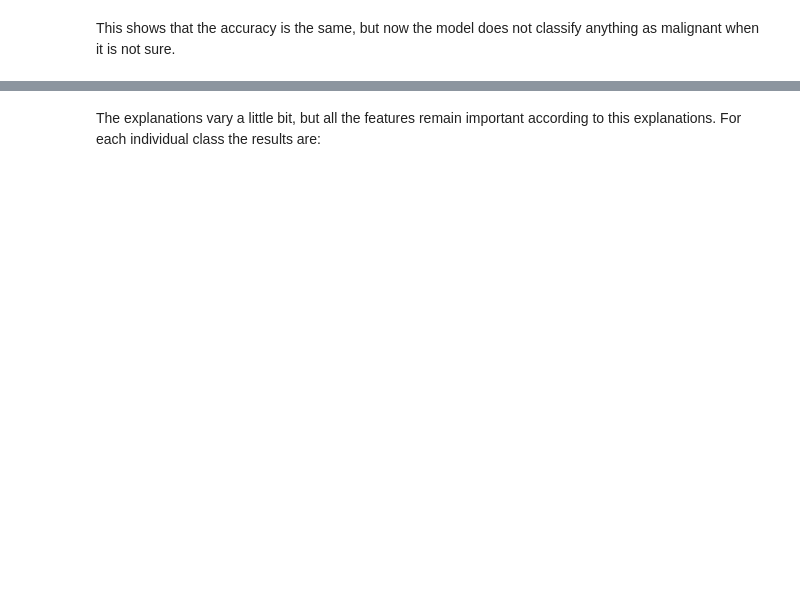
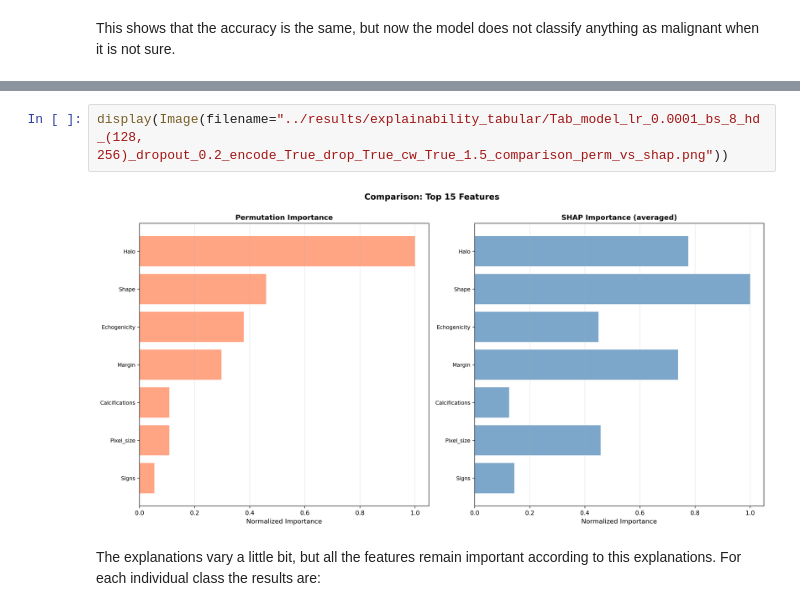
Before and after one commit to ICAI-IMAT-XAI/final-project-sofiapedros, a Jupyter notebook: notebooks/tabular_model.ipynb, the cells around one changed output, grey strips where cells are left out. Cells and saved outputs as stored; diff of their text form; blank space fills up the shorter version.

```diff
--- a/notebooks/tabular_model.ipynb
+++ b/notebooks/tabular_model.ipynb
@@ -123,3 +135,7 @@ I also ploted the same explanations as before with SHAP and permutation importan
+# %%
+display(Image(filename="../results/explainability_tabular/Tab_model_lr_0.0001_bs_8_hd_(128, 256)_dropout_0.2_encode_True_drop_True_cw_True_1.5_comparison_perm_vs_shap.png"))
+# %% [output]
+[figure, added]
 # %% [markdown]
 The explanations vary a little bit, but all the features remain important according to this explanations. For each individual class the results are:
 # %% [markdown]
```
Also changed, not shown: parts of 24 cells of this notebook.
